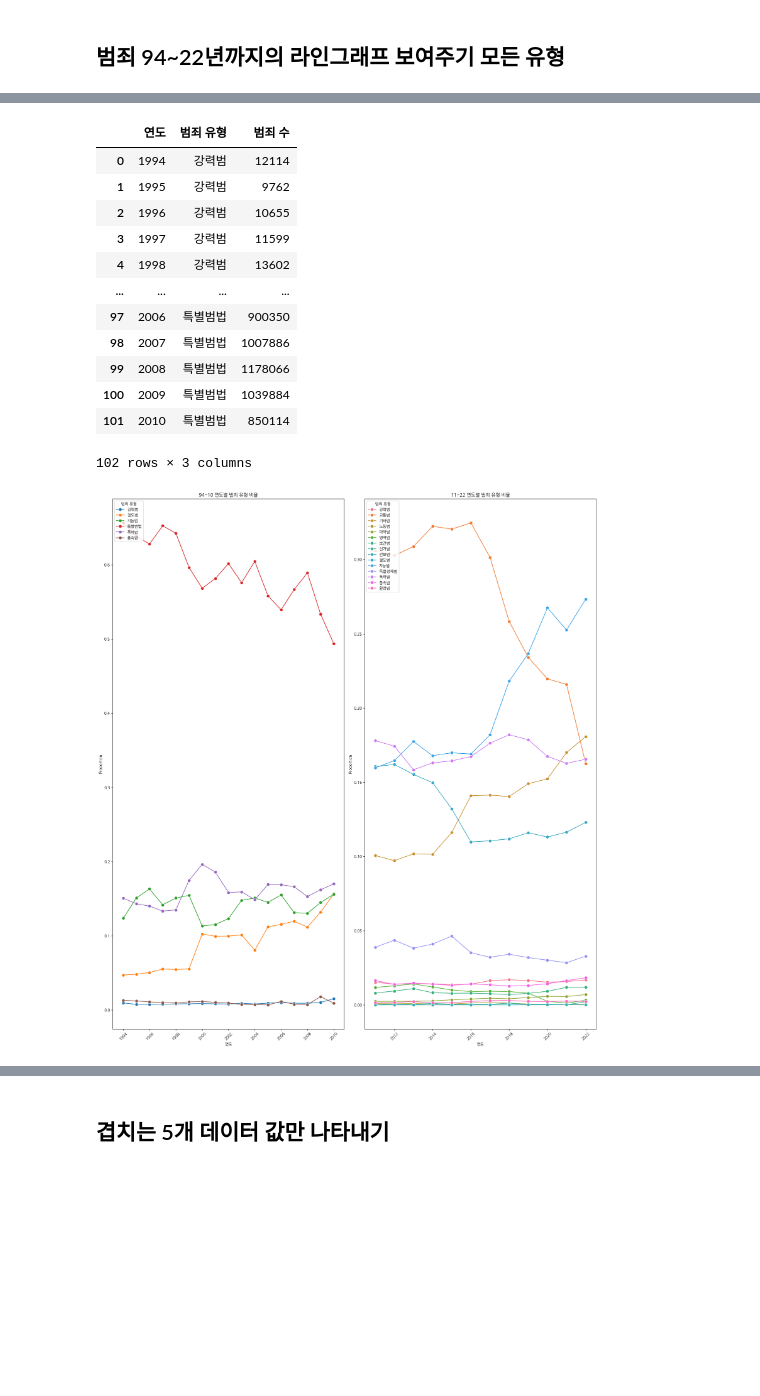
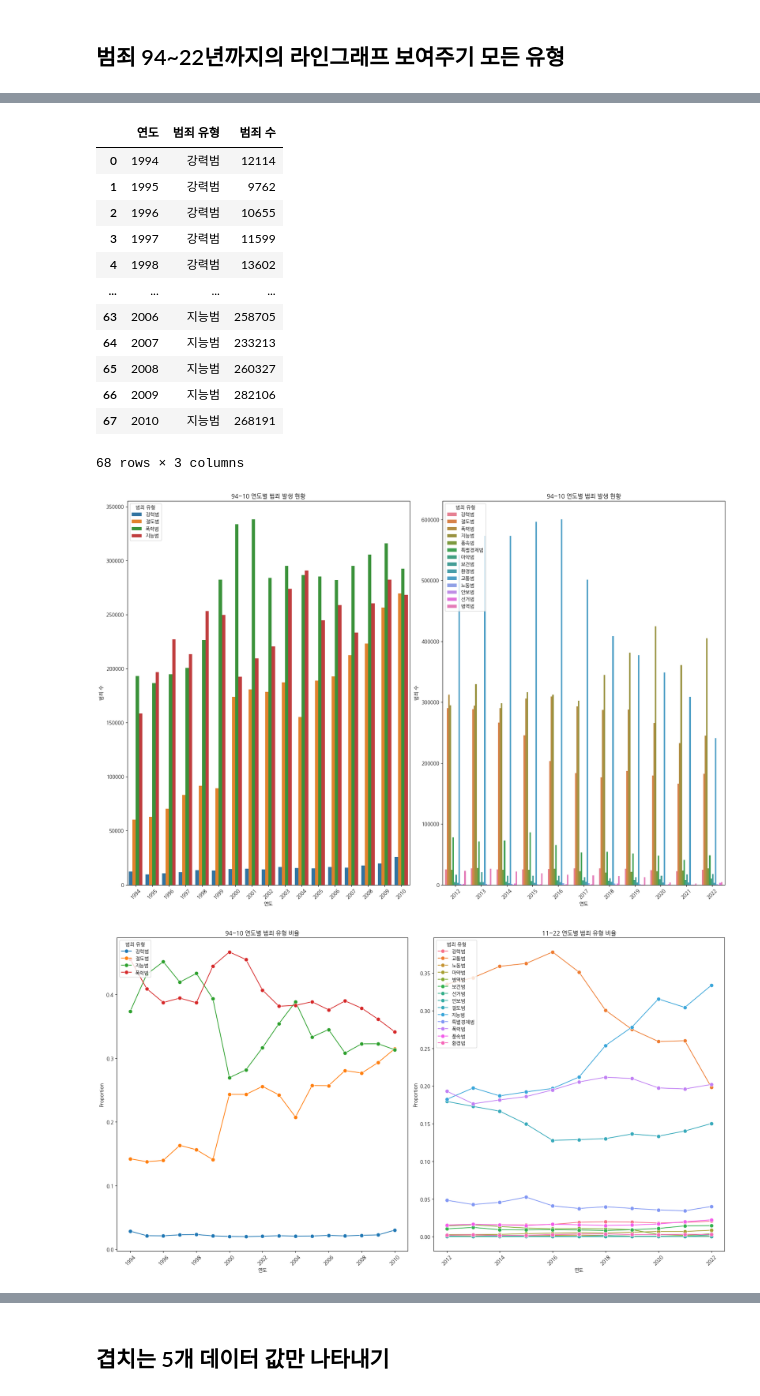
Before and after one commit to addinedu-ros-6th/eda-repo-4, a Jupyter notebook: Source/범죄csv정리.ipynb, the cells around one changed output, grey strips where cells are left out. Drawn from its saved outputs; the diff is of its cells as text; code cells hidden in the pictures; blank space fills up the shorter version.

```diff
--- a/Source/범죄csv정리.ipynb
+++ b/Source/범죄csv정리.ipynb
@@ -193,6 +210,11 @@ total['퍼센트변화'] = total['범죄 총 건수'].pct_change() * 100  # 퍼
+# %%
+# 5개 유형만 비교
+cate10 = cate_df1.iloc[:, :5]
+cate22 = cate_df2.iloc[:, :-1]
+# total_cate = pd.concat([cate10, cate22], ignore_index=True)
 # %%
-alldata10 = cate_df1.melt(id_vars=['연도'], var_name='범죄 유형', value_name='범죄 수')
-alldata22 = cate_df2.melt(id_vars=['연도'], var_name='범죄 유형', value_name='범죄 수')
+alldata10 = cate10.melt(id_vars=['연도'], var_name='범죄 유형', value_name='범죄 수')
+alldata22 = cate22.melt(id_vars=['연도'], var_name='범죄 유형', value_name='범죄 수')
 # %%
 alldata10
 # %% [output]
@@ -203,14 +225,14 @@ alldata10
 | 3 | 1997 | 강력범 | 11599 |
 | 4 | 1998 | 강력범 | 13602 |
 | ... | ... | ... | ... |
-| 97 | 2006 | 특별범법 | 900350 |
-| 98 | 2007 | 특별범법 | 1007886 |
-| 99 | 2008 | 특별범법 | 1178066 |
-| 100 | 2009 | 특별범법 | 1039884 |
-| 101 | 2010 | 특별범법 | 850114 |
+| 63 | 2006 | 지능범 | 258705 |
+| 64 | 2007 | 지능범 | 233213 |
+| 65 | 2008 | 지능범 | 260327 |
+| 66 | 2009 | 지능범 | 282106 |
+| 67 | 2010 | 지능범 | 268191 |
-102 rows × 3 columns
+68 rows × 3 columns
 # %%
-plt.figure(figsize=(18, 20))
+plt.figure(figsize=(18, 12))
 
 plt.subplot(1, 2, 1)
 sns.barplot(x='연도', y='범죄 수', hue='범죄 유형', data=alldata10)
@@ -231,33 +253,35 @@ plt.legend(title='범죄 유형', loc='upper left')
 
 plt.tight_layout()
 plt.show()
+# %% [output]
+[figure, added]
 # %%
 alldata10_proportion = alldata10.groupby(['연도', '범죄 유형'])['범죄 수'].sum().reset_index()
 alldata10_proportion['proportion'] = alldata10_proportion['범죄 수'] / alldata10_proportion.groupby('연도')['범죄 수'].transform('sum')
 
 alldata22_proportion = alldata22.groupby(['연도', '범죄 유형'])['범죄 수'].sum().reset_index()
 alldata22_proportion['proportion'] = alldata22_proportion['범죄 수'] / alldata22_proportion.groupby('연도')['범죄 수'].transform('sum')
 
 # Plot the proportion
-plt.figure(figsize=(18, 20))
+plt.figure(figsize=(18, 10))
 
 plt.subplot(1, 2, 1)
 sns.lineplot(x='연도', y='proportion', hue='범죄 유형', data=alldata10_proportion, marker='o', markersize=8)
 plt.xlabel('연도')
 plt.ylabel('Proportion')
 plt.title('94~10 연도별 범죄 유형 비율')
 plt.xticks(rotation=45)
 plt.legend(title='범죄 유형', loc='upper left')
 
 plt.subplot(1, 2, 2)
 sns.lineplot(x='연도', y='proportion', hue='범죄 유형', data=alldata22_proportion, marker='o', markersize=8)
 plt.xlabel('연도')
 plt.ylabel('Proportion')
 plt.title('11~22 연도별 범죄 유형 비율')
 plt.xticks(rotation=45)
 plt.legend(title='범죄 유형', loc='upper left')
 
 plt.tight_layout()
 plt.show()
 # %% [output]
-[figure, old version]
+[figure, new version]
```
Also changed, not shown: parts of 15 cells of this notebook, 16 other files.
